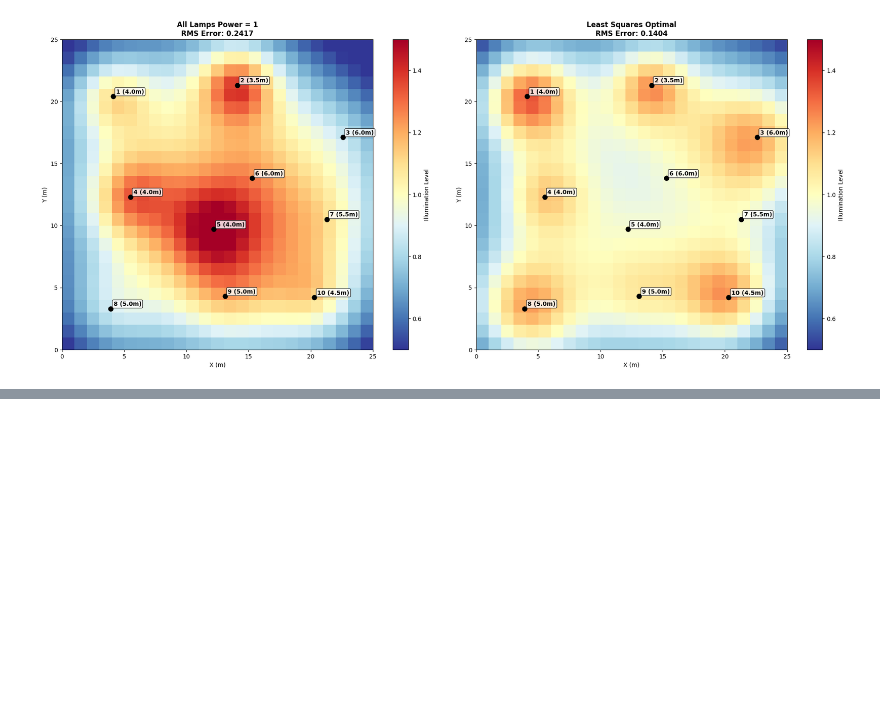
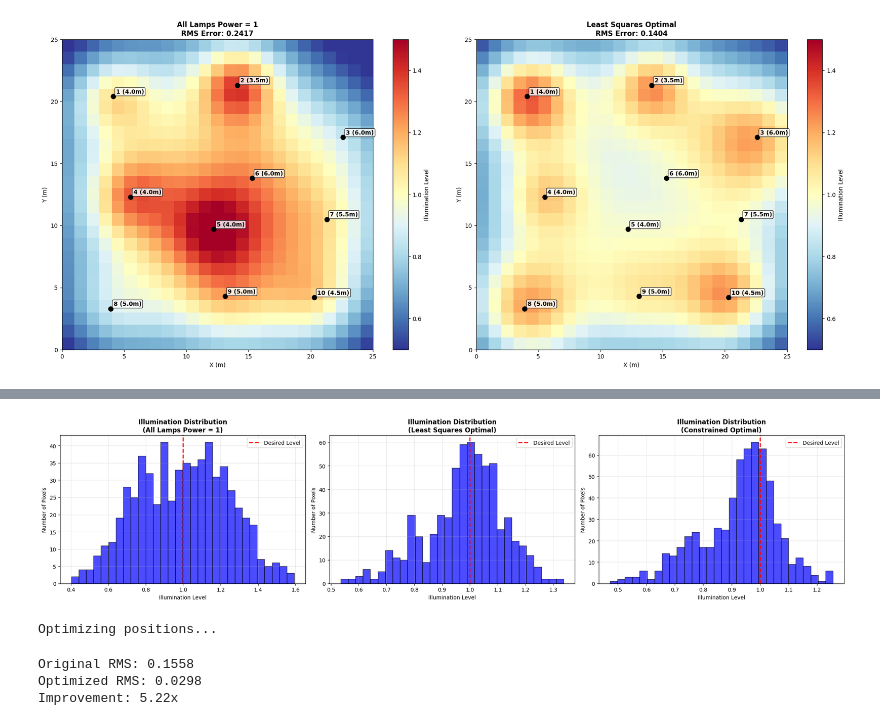
Before and after one commit to miketheofan/msc-in-data-science, a Jupyter notebook: code.ipynb, the cells around one changed output, grey strips where cells are left out. Saved outputs shown, nothing was run; the diff lists cells and outputs as text; code cells hidden in the pictures; blank space fills up the shorter version.

```diff
--- a/code.ipynb
+++ b/code.ipynb
@@ -230,0 +318,9 @@ create_both_histograms(l_uniform, "All Lamps Power = 1",
+# %%
+histogram_data = [
+    (l_uniform, "All Lamps Power = 1"),
+    (l_optimal, "Least Squares Optimal"),
+    (l_constrained, "Constrained Optimal")
+]
+create_multiple_histograms(histogram_data)
+# %% [output]
+[figure, added]
@@ -230,0 +346,31 @@ create_both_histograms(l_uniform, "All Lamps Power = 1",
+# %%
+# Bounds: x,y in [0,25], height in [4,6]
+bounds = [(0, 25), (0, 25), (4, 6)] * n_lamps
+
+# Optimize
+result = minimize(objective_function, lamp_positions.flatten(), bounds=bounds)
+optimized_positions = result.x.reshape(10, 3)
+
+# Compute final results
+A_opt = np.zeros((m_pixels, n_lamps))
+for j in range(n_lamps):
+    for i in range(m_pixels):
+        A_opt[i, j] = 1.0 / np.linalg.norm(optimized_positions[j] - pixel_positions[i])**2
+A_opt = A_opt / np.mean(A_opt @ np.ones(n_lamps))
+
+p_opt = minimize(lambda p: np.sum((A_opt @ p - 1)**2), np.ones(n_lamps),
+                constraints=[{'type': 'eq', 'fun': lambda p: np.sum(p) - 10}],
+                bounds=[(0, None)]*n_lamps).x
+l_opt = A_opt @ p_opt
+# %% [output]
+Optimizing positions...
+# %%
+rms_opt = np.sqrt(np.mean((l_opt - 1)**2))
+
+print(f"Original RMS: {rms_error_constrained:.4f}")
+print(f"Optimized RMS: {rms_opt:.4f}")
+print(f"Improvement: {rms_error_constrained/rms_opt:.2f}x")
+# %% [output]
+Original RMS: 0.1558
+Optimized RMS: 0.0298
+Improvement: 5.22x
```
Also changed, not shown: parts of 11 cells of this notebook.
